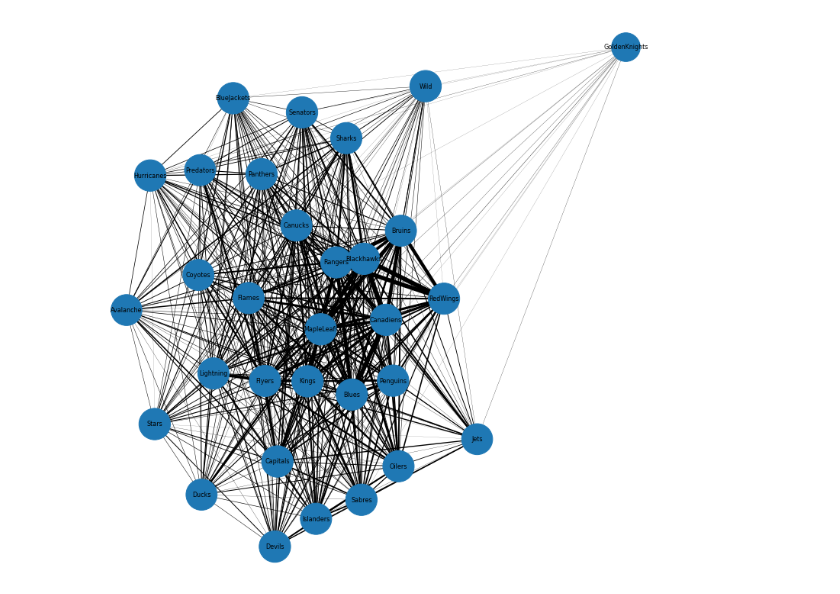
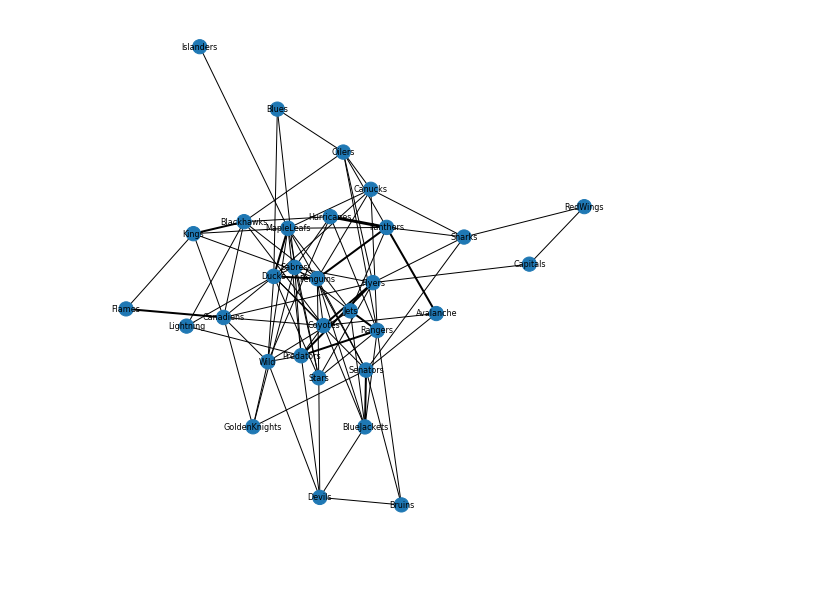
Before and after one commit to d141/590FP, a Jupyter notebook: nhl_transaction_network.ipynb, the cells around one changed output. Saved outputs shown, nothing was run; the diff lists cells and outputs as text; code cells hidden in the pictures; blank space fills up the shorter version.

```diff
--- a/nhl_transaction_network.ipynb
+++ b/nhl_transaction_network.ipynb
@@ -46,6 +46,3 @@ teams = {"Ducks":{},
 "Capitals":{},
 "Jets":{},
                 }
-# %%
-df=df.drop(columns = 'Unnamed: 0')
-df.head()
@@ -88,24 +150,24 @@ for team in teams:
 #Edge weights correspond to number of transactions
 G = nx.Graph()
 
-for team in teams:
+for team in teams.keys():
   G.add_node(team)
 
-for team_A in teams:
-  for team_B in teams[team_A]:
-    G.add_edge(team_A, team_B, weight=teams[team_A][team_B])
+for team_A in network_dict["2018 - 2019"].keys():
+  for team_B in network_dict["2018 - 2019"][team_A].keys():
+    G.add_edge(team_A, team_B, weight=network_dict["2018 - 2019"][team_A][team_B])
 # %%
-plt.figure(figsize=(10,10))
+plt.figure(figsize=(7,7))
 
 d = dict(G.degree)
 weights = nx.get_edge_attributes(G,'weight').values()
 
 
 #nx.draw_networkx_edge_labels(G, pos=nx.spring_layout(G))
-nx.draw(G, nodelist=d.keys(), width=[weight/8 for weight in weights], node_size=[np.log(v) * 500 for v in d.values()], with_labels=True, pos=nx.spring_layout(G),font_color='k',font_size=8)
+nx.draw(G, nodelist=d.keys(), width=[weight for weight in weights], node_size=[v+2 * 100 for v in d.values()], with_labels=True,font_color='k',font_size=8)
 plt.show()
 # %% [output]
-[figure, old version]
+[figure, new version]
 # %%
 nx.average_shortest_path_length(G)
 # %% [output]
```
Also changed, not shown: parts of 12 cells of this notebook.
